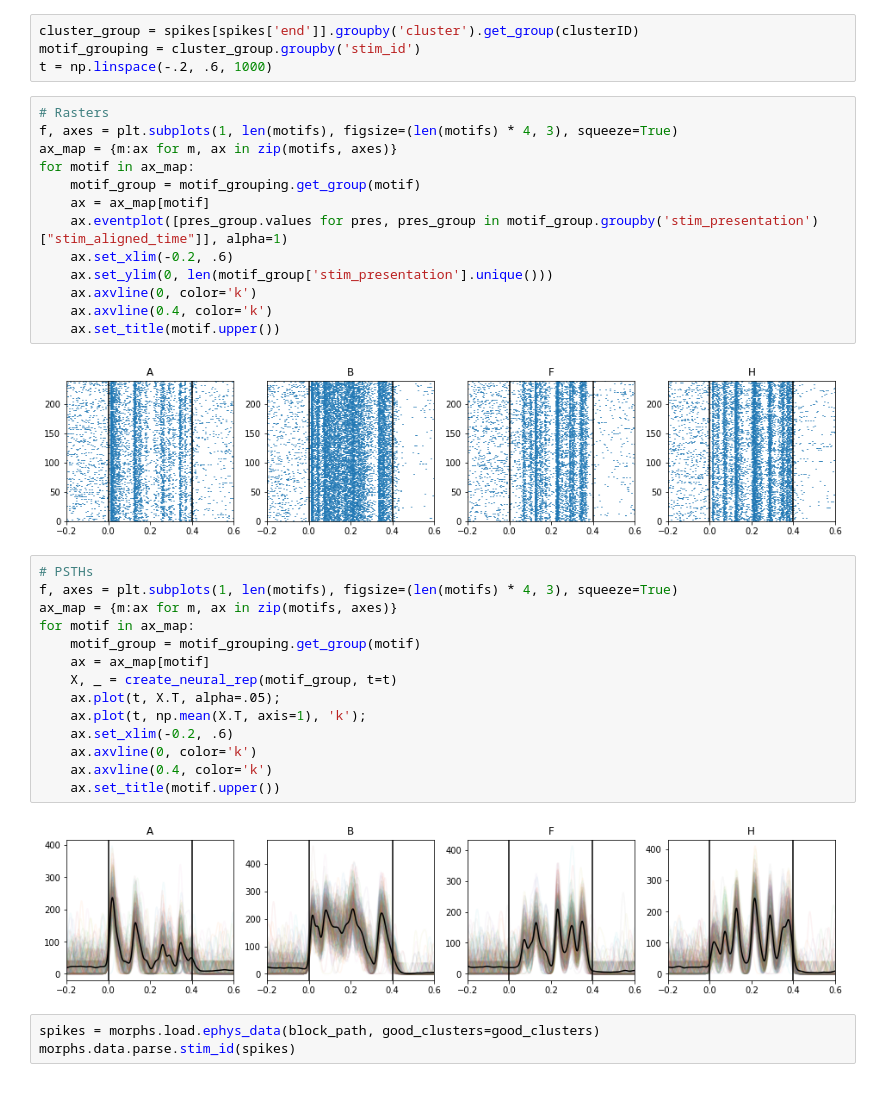
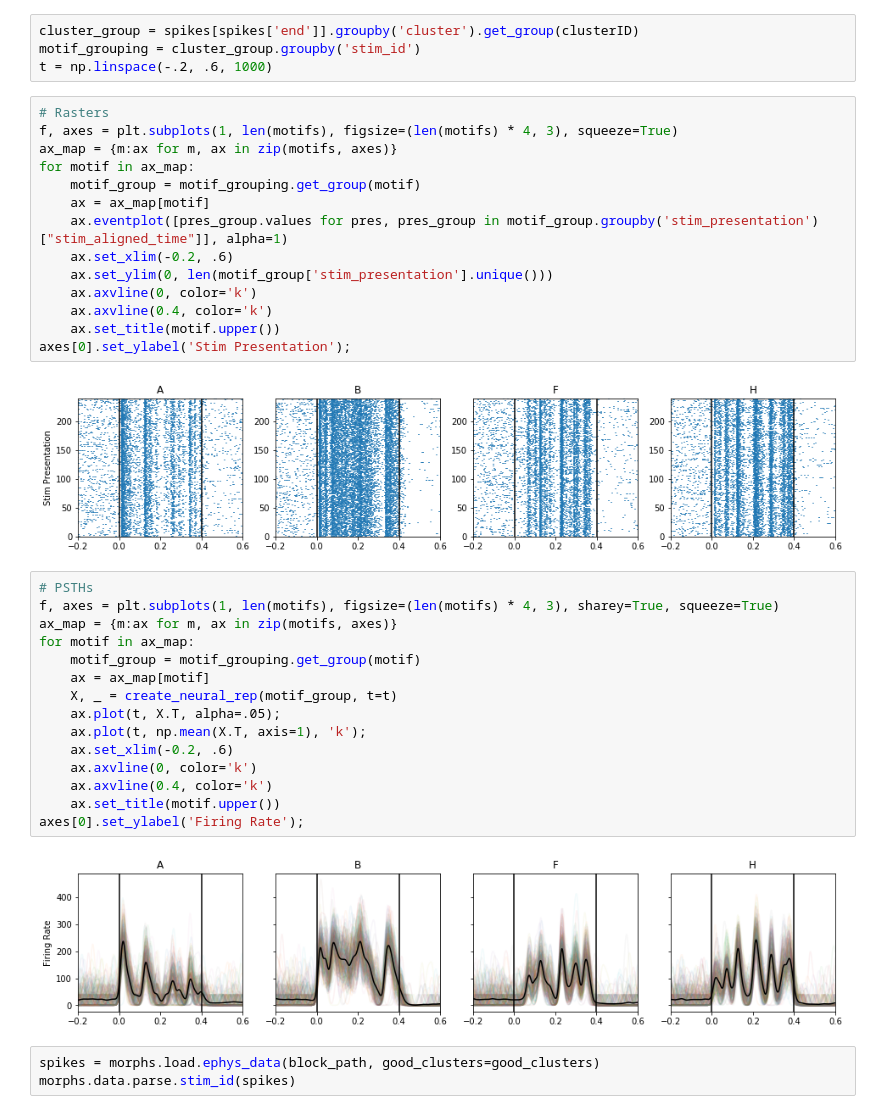
Before and after one commit to MarvinT/morphs, a Jupyter notebook: notebooks/5.0-mjt-single-unit.ipynb, the cells around one changed output. Saved outputs shown, nothing was run; the diff lists cells and outputs as text.

Commit message:
updated ylabels

```diff
--- a/notebooks/5.0-mjt-single-unit.ipynb
+++ b/notebooks/5.0-mjt-single-unit.ipynb
@@ -49,24 +49,26 @@ for motif in ax_map:
     ax.axvline(0, color='k')
     ax.axvline(0.4, color='k')
     ax.set_title(motif.upper())
+axes[0].set_ylabel('Stim Presentation');
 # %% [output]
-[figure, old version]
+[figure, new version]
 # %%
 # PSTHs
-f, axes = plt.subplots(1, len(motifs), figsize=(len(motifs) * 4, 3), squeeze=True)
+f, axes = plt.subplots(1, len(motifs), figsize=(len(motifs) * 4, 3), sharey=True, squeeze=True)
 ax_map = {m:ax for m, ax in zip(motifs, axes)}
 for motif in ax_map:
     motif_group = motif_grouping.get_group(motif)
     ax = ax_map[motif]
     X, _ = create_neural_rep(motif_group, t=t)
     ax.plot(t, X.T, alpha=.05);
     ax.plot(t, np.mean(X.T, axis=1), 'k');
     ax.set_xlim(-0.2, .6)
     ax.axvline(0, color='k')
     ax.axvline(0.4, color='k')
     ax.set_title(motif.upper())
+axes[0].set_ylabel('Firing Rate');
 # %% [output]
-[figure, old version]
+[figure, new version]
 # %%
 spikes = morphs.load.ephys_data(block_path, good_clusters=good_clusters)
 morphs.data.parse.stim_id(spikes)
```
